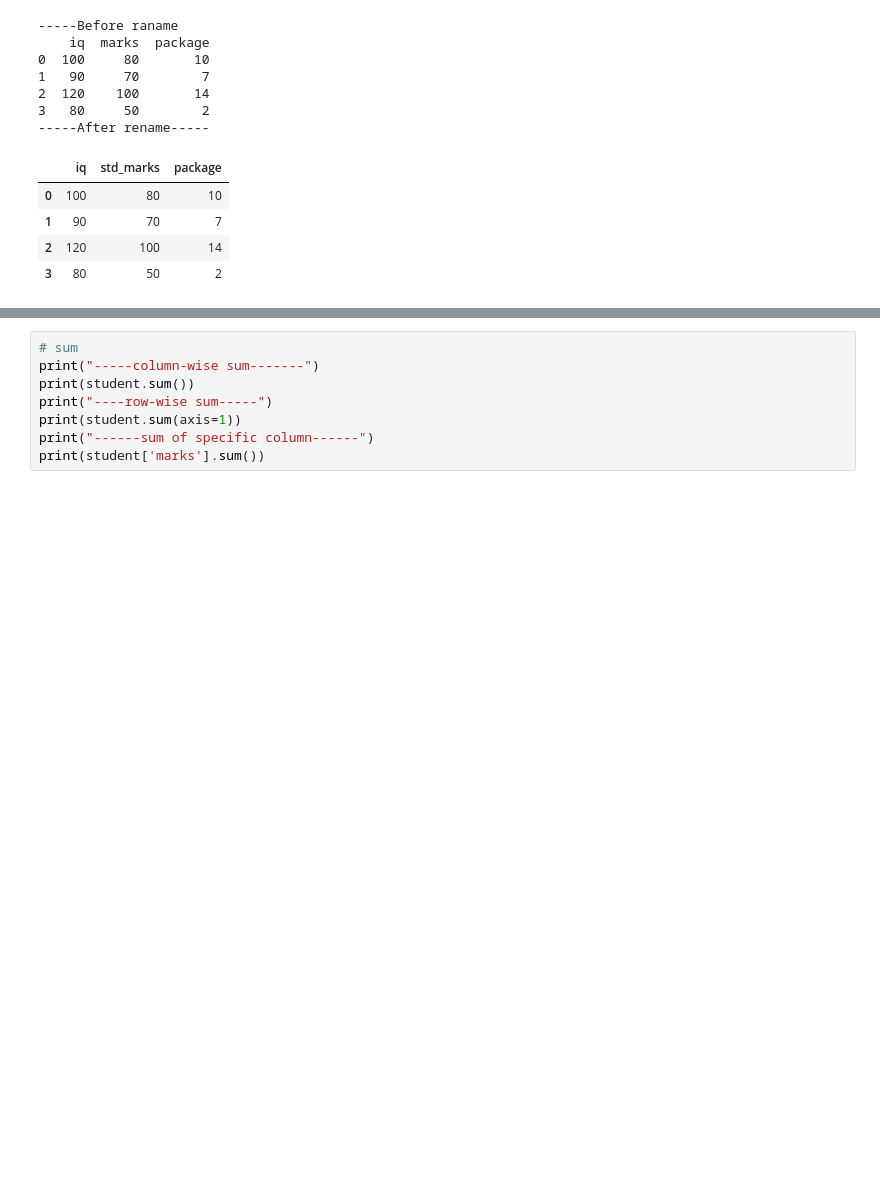
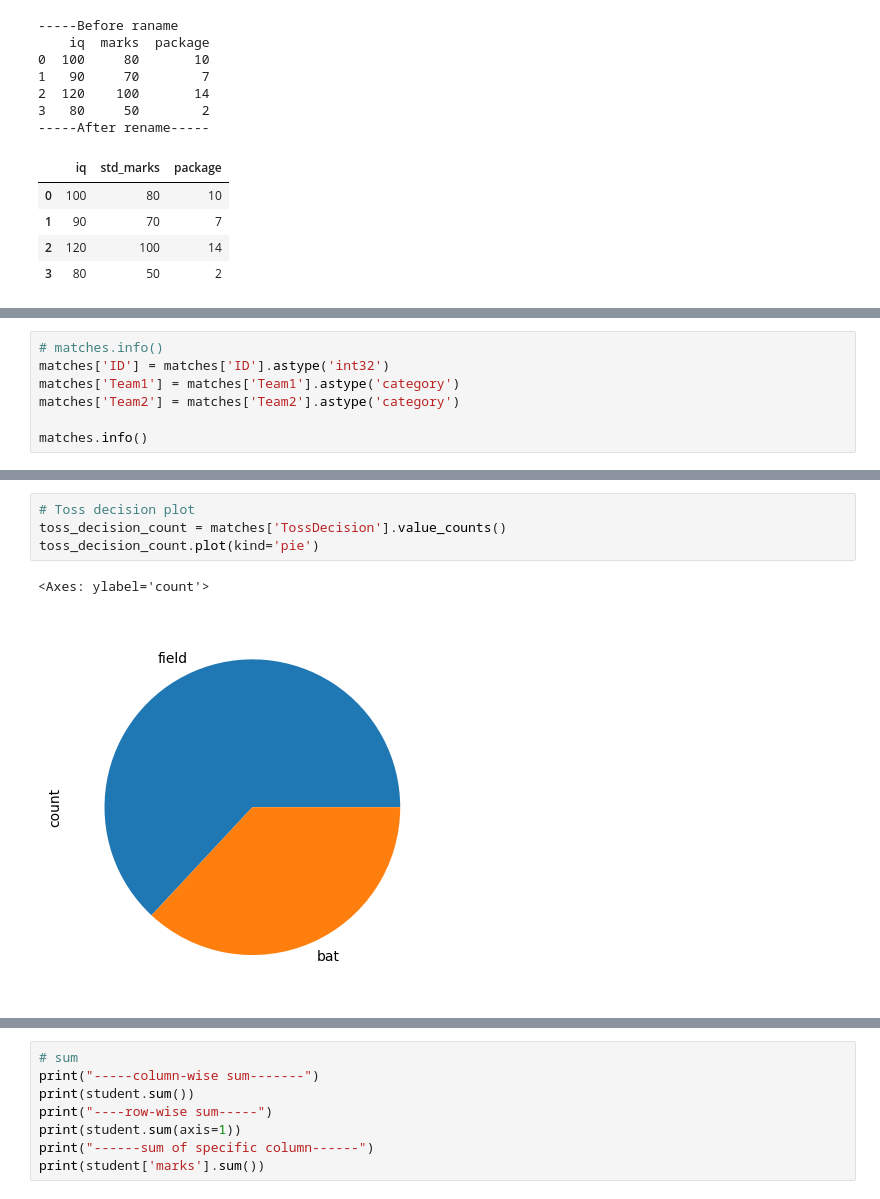
Before and after one commit to Amjad-Bin-Aslam/Data-Analysis-Practice, a Jupyter notebook: 05_Pandas/02_Pandas_Exercise.ipynb, the cells around one changed output, grey strips where cells are left out. Saved outputs shown, nothing was run; the diff lists cells and outputs as text; blank space fills up the shorter version.

```diff
--- a/05_Pandas/02_Pandas_Exercise.ipynb
+++ b/05_Pandas/02_Pandas_Exercise.ipynb
@@ -244,0 +260,7 @@ student.rename(columns={'marks':'std_marks'})
+# %%
+# matches.info()
+matches['ID'] = matches['ID'].astype('int32')
+matches['Team1'] = matches['Team1'].astype('category')
+matches['Team2'] = matches['Team2'].astype('category')
+
+matches.info()
@@ -244,0 +330,7 @@ student.rename(columns={'marks':'std_marks'})
+# %%
+# Toss decision plot
+toss_decision_count = matches['TossDecision'].value_counts()
+toss_decision_count.plot(kind='pie')
+# %% [output]
+<Axes: ylabel='count'>
+[figure, added]
```
Also changed, not shown: parts of 59 cells of this notebook.
